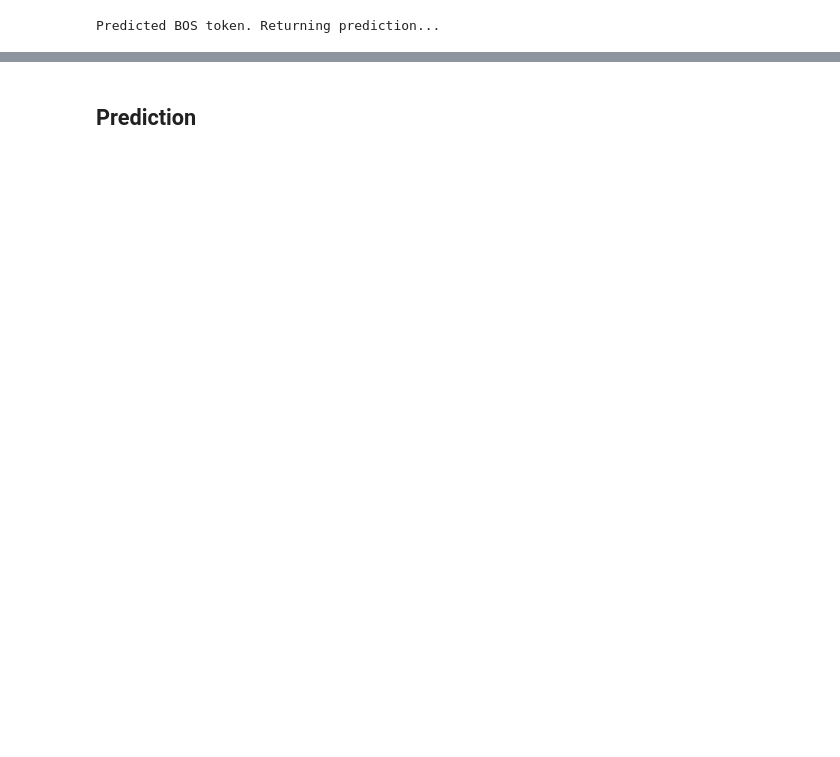
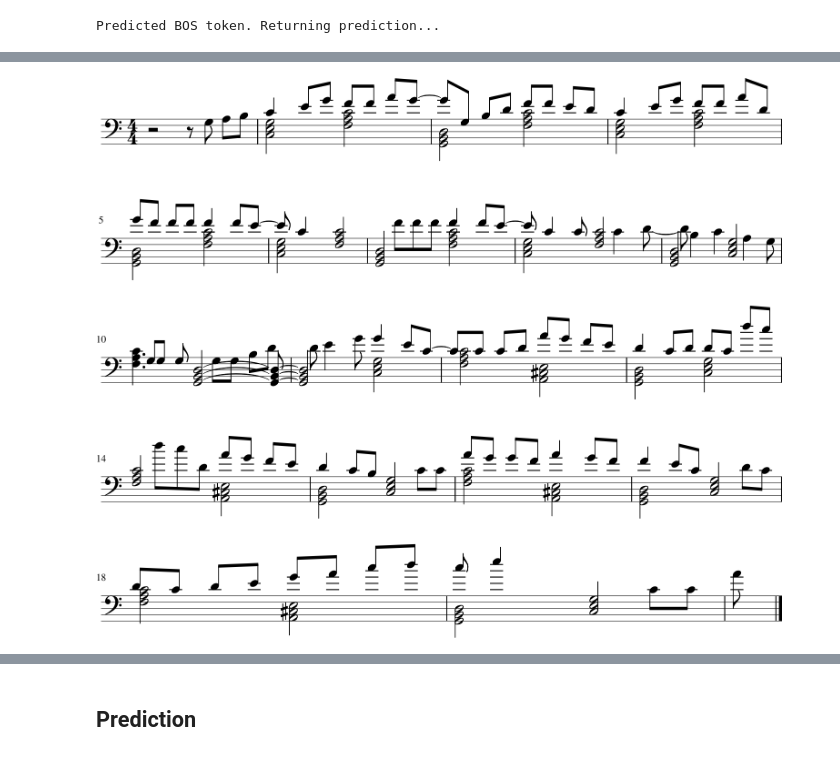
Before and after one commit to bearpelican/musicautobot, a Jupyter notebook: notebooks/single_encoding/2_txl_serve.ipynb, the cells around one changed output, grey strips where cells are left out. Saved outputs shown, nothing was run; the diff lists cells and outputs as text; code cells hidden in the pictures; blank space fills up the shorter version.

```diff
--- a/notebooks/single_encoding/2_txl_serve.ipynb
+++ b/notebooks/single_encoding/2_txl_serve.ipynb
@@ -170,3 +172,8 @@ stream.show()
 stream.show('midi')
 # %% [output]
 [interactive output not drawn]
+# %%
+full_stream = npenc2stream(double(np.concatenate((seed_s,out_s), axis=-1)))
+full_stream.show()
+# %% [output]
+[figure, added]
```
Also changed, not shown: parts of 12 cells of this notebook, 1 other file.
